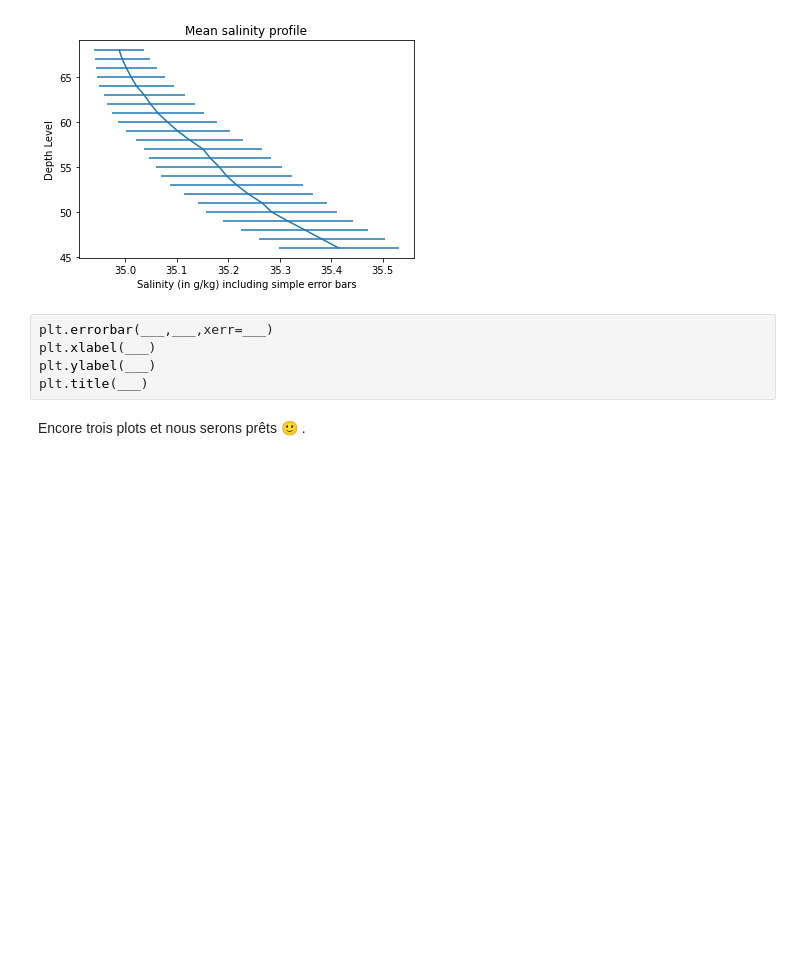
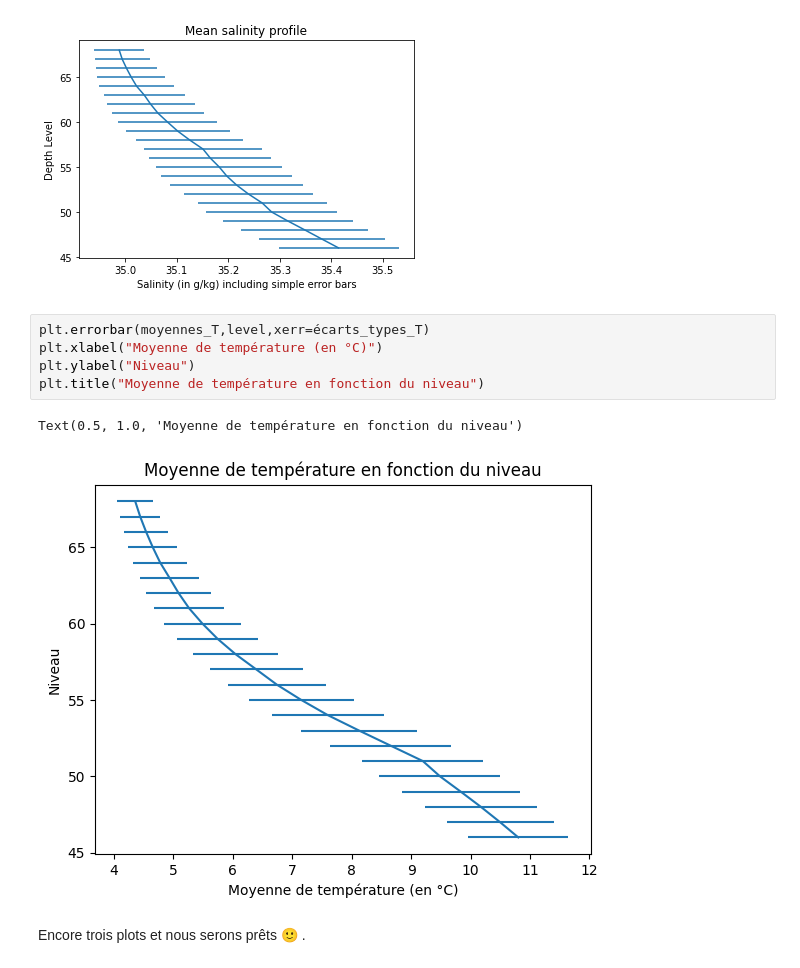
Before and after one commit to Luca-wirthner/2024_Geoinformatique_I, a Jupyter notebook: Geoinformatique_I/IP/Exercices_IP/S4_IP_exercice.ipynb, the cells around one changed output. Cells and saved outputs as stored; diff of their text form; blank space fills up the shorter version.

```diff
--- a/Geoinformatique_I/IP/Exercices_IP/S4_IP_exercice.ipynb
+++ b/Geoinformatique_I/IP/Exercices_IP/S4_IP_exercice.ipynb
@@ -369,9 +369,12 @@ Astuce 2 : Vous devriez obtenir des graphiques similaires à celui ci-dessous
 # %% [markdown]
 ![Salinity_mean.png](embedded-picture-1)
 # %%
-plt.errorbar(___,___,xerr=___)
-plt.xlabel(___)
-plt.ylabel(___)
-plt.title(___)
+plt.errorbar(moyennes_T,level,xerr=écarts_types_T)
+plt.xlabel("Moyenne de température (en °C)")
+plt.ylabel("Niveau")
+plt.title("Moyenne de température en fonction du niveau")
+# %% [output]
+Text(0.5, 1.0, 'Moyenne de température en fonction du niveau')
+[figure, added]
 # %% [markdown]
 Encore trois plots et nous serons prêts 🙂 .
```
Also changed, not shown: parts of 4 cells of this notebook.
